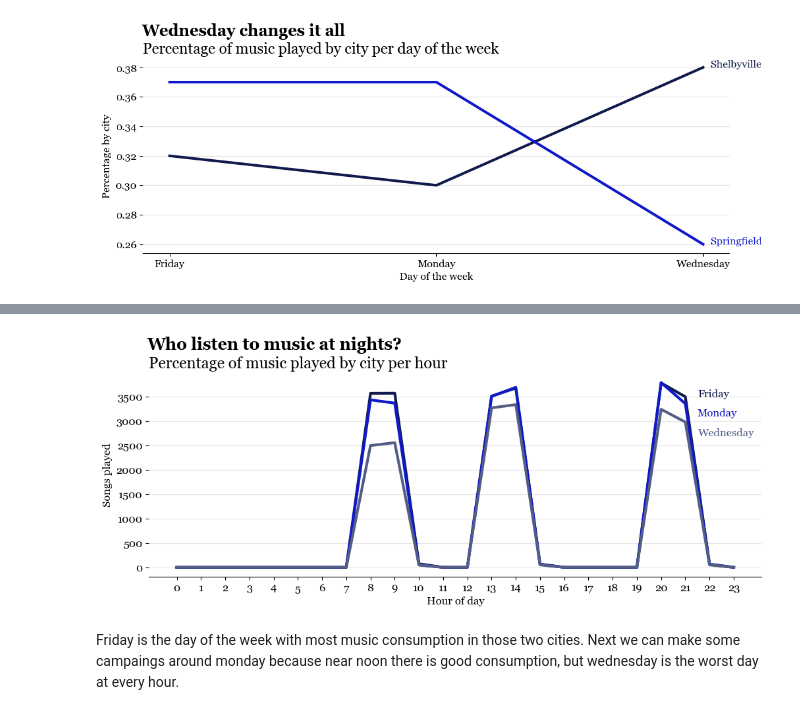
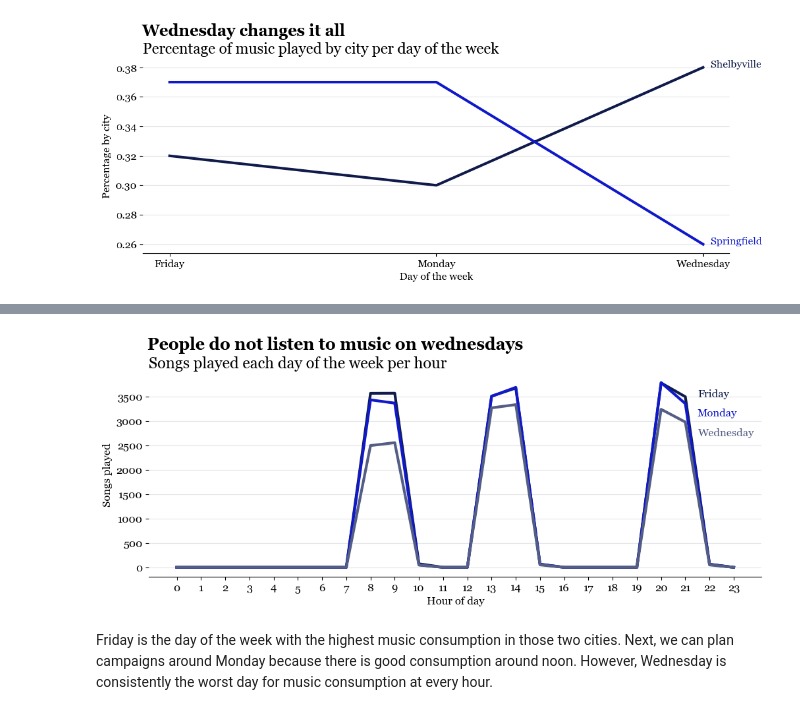
Before and after one commit to juanramosdataexpert/SonidosUrbanos, a Jupyter notebook: Notebooks/EDA.ipynb, the cells around one changed output, grey strips where cells are left out. Saved outputs shown, nothing was run; the diff lists cells and outputs as text; code cells hidden in the pictures.

```diff
--- a/Notebooks/EDA.ipynb
+++ b/Notebooks/EDA.ipynb
@@ -537,39 +517,39 @@ hour_per_day = df.pivot_table(index='Hour',
 # %%
 fig, ax = plt.subplots(figsize=[12, 4])
-plt.suptitle('Who listen to music at nights?',
+plt.suptitle('People do not listen to music on wednesdays',
              x=0.123, ha='left', size=18,
              weight='bold', y=1.02)
-plt.title('Percentage of music played by city per hour',
+plt.title('Songs played each day of the week per hour',
           loc='left', size=17)
 plt.plot(hour_per_day.index,
          hour_per_day['Friday'],
          color=juan_colors[0],
          linewidth=3)
 ax.annotate('Friday',
             xy=(21.5, 3500),
             color=juan_colors[0])
 plt.plot(hour_per_day.index,
          hour_per_day['Monday'],
          color=juan_colors[4],
          linewidth=3)
 ax.annotate('Monday',
             xy=(21.5, 3100),
             color=juan_colors[4])
 plt.plot(hour_per_day.index,
          hour_per_day['Wednesday'],
          color=juan_colors[1],
          linewidth=3)
 ax.annotate('Wednesday',
             xy=(21.5, 2700),
             color=juan_colors[1])
 plt.xticks(range(24))
 plt.xlabel('Hour of day')
 plt.ylabel('Songs played')
 plt.grid(True, color=juan_colors[2],
          axis='y', alpha=0.3)
 ax.spines[['top', 'left', 'right']].set_visible(False)
 plt.show()
 # %% [output]
-[figure, old version]
+[figure, new version]
 # %% [markdown]
-Friday is the day of the week with most music consumption in those two cities. Next we can make some campaings around monday because near noon there is good consumption, but wednesday is the worst day at every hour.
+Friday is the day of the week with the highest music consumption in those two cities. Next, we can plan campaigns around Monday because there is good consumption around noon. However, Wednesday is consistently the worst day for music consumption at every hour.
```
Also changed, not shown: parts of 16 cells of this notebook, 2 other files.
